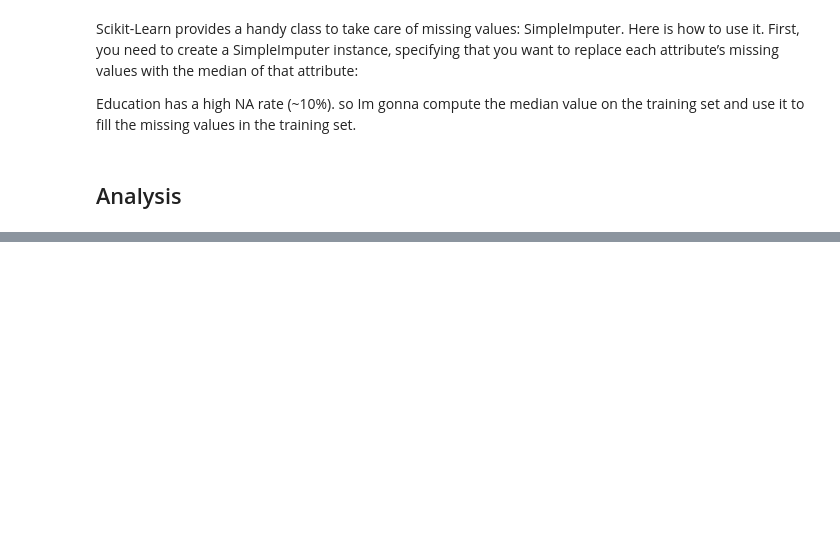
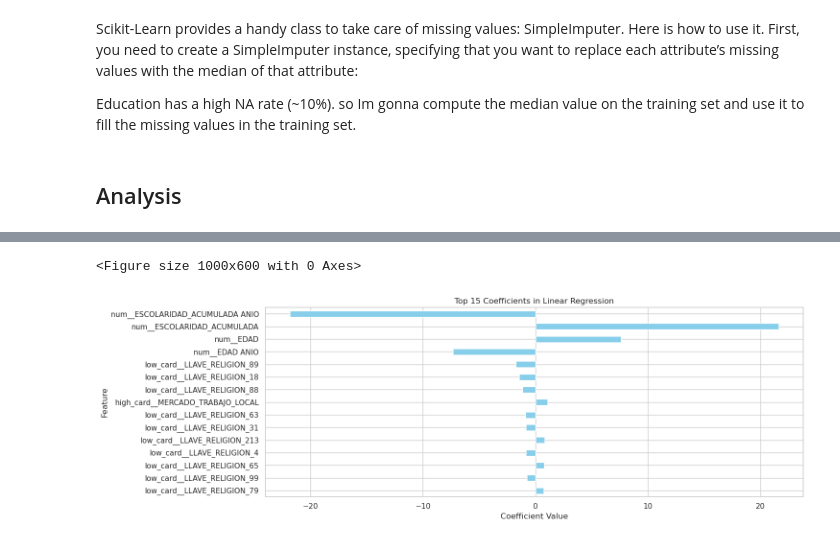
Before and after one commit to AnahiRM/Project-IncomeDeterminantsMexico, a Jupyter notebook: code/02_exploration.ipynb, the cells around one changed output, grey strips where cells are left out. Saved outputs shown, nothing was run; the diff lists cells and outputs as text; code cells hidden in the pictures; blank space fills up the shorter version.

```diff
--- a/code/02_exploration.ipynb
+++ b/code/02_exploration.ipynb
@@ -759,0 +823,21 @@ Variance of MSE: 0.0012086863882993344
+# %%
+top_n = 15  # Adjust this if you want more/less
+
+plt.figure(figsize=(10, 6))
+coef_df_sorted.head(top_n).plot(
+    kind='barh',
+    x='Feature',
+    y='Coefficient',
+    color='skyblue',
+    legend=False
+)
+plt.title(f"Top {top_n} Coefficients in Linear Regression")
+plt.xlabel("Coefficient Value")
+plt.ylabel("Feature")
+plt.grid(True, axis='x')
+plt.tight_layout()
+plt.gca().invert_yaxis()
+plt.show()
+# %% [output]
+<Figure size 1000x600 with 0 Axes>
+[figure, added]
```
Also changed, not shown: parts of 32 cells of this notebook, 1 other file.
